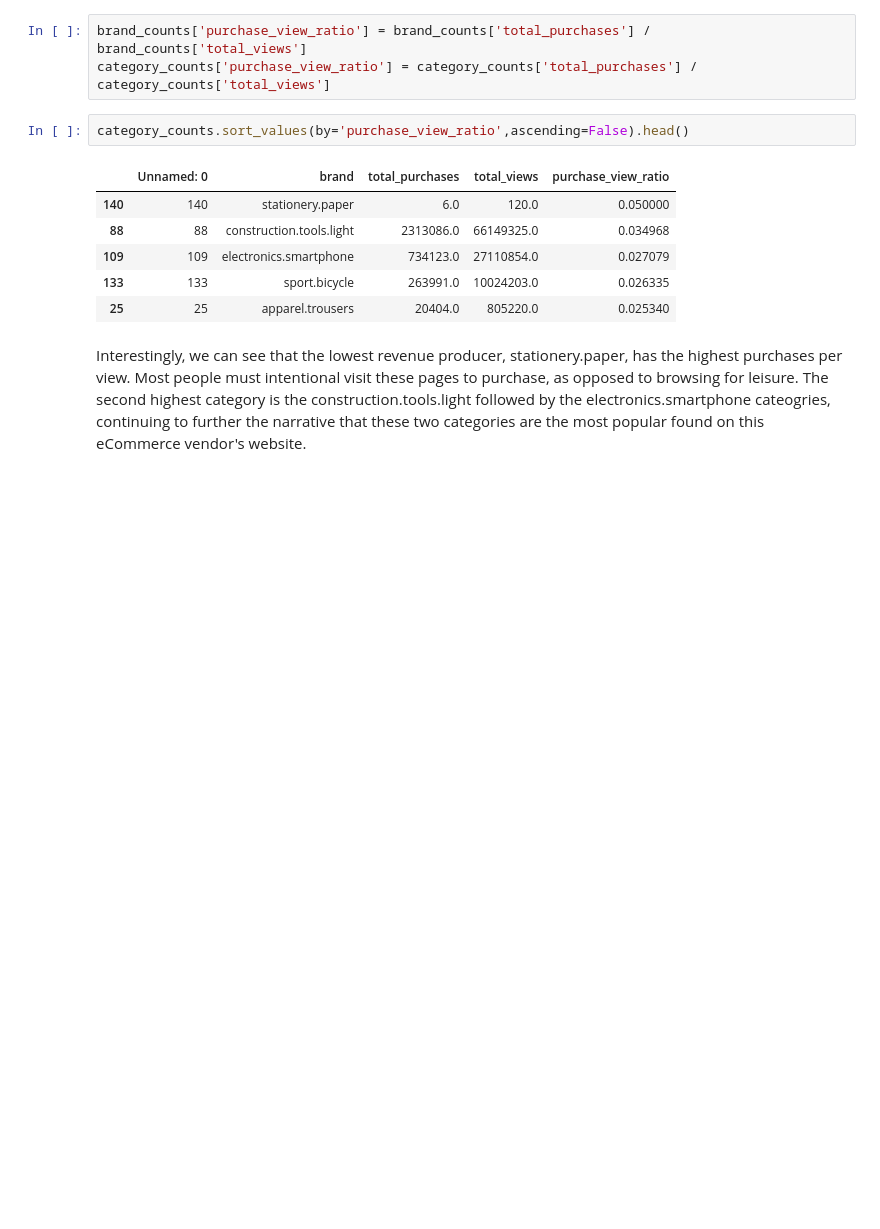
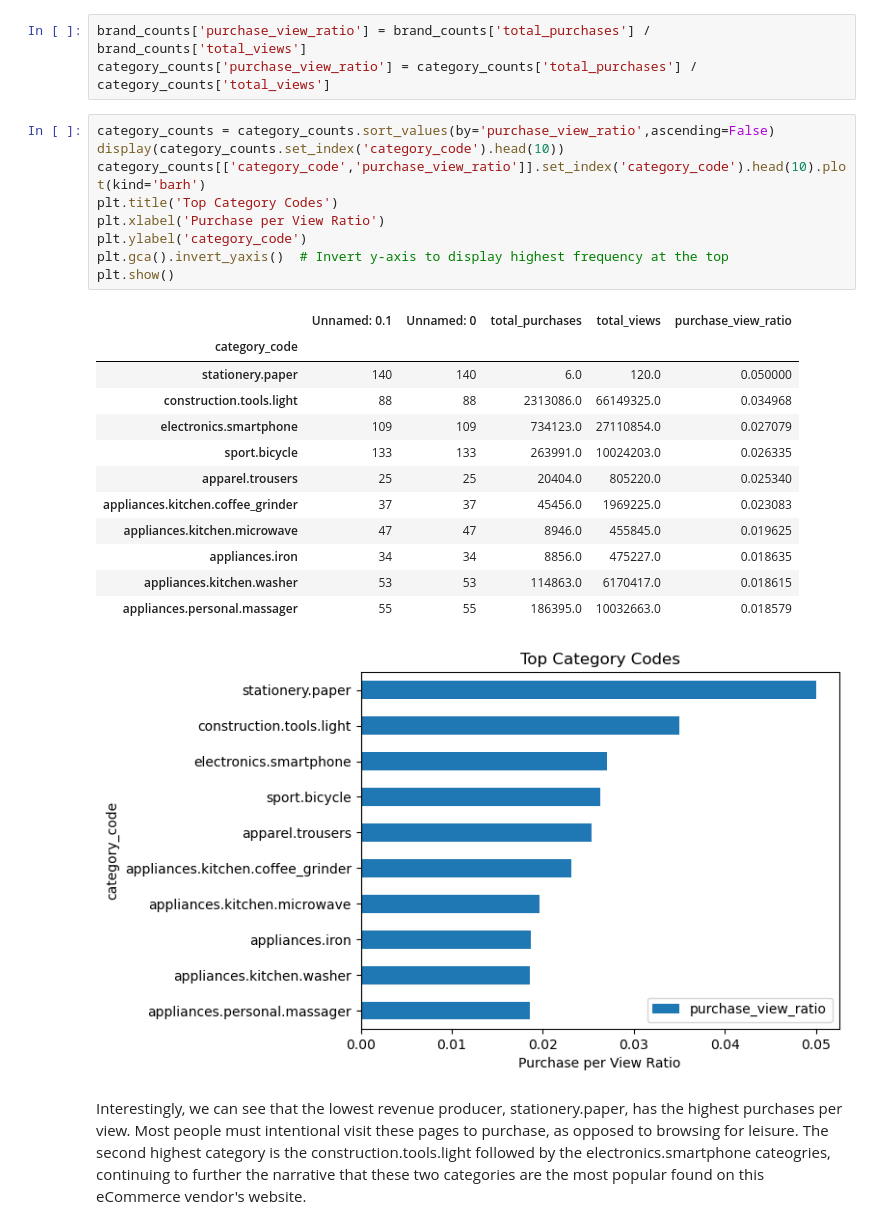
Before and after one commit to seel6470/CSPB-4502-Group-9-Project, a Jupyter notebook: Project Code.ipynb, the cells around one changed output. Drawn from its saved outputs; the diff is of its cells as text; blank space fills up the shorter version.

```diff
--- a/Project Code.ipynb
+++ b/Project Code.ipynb
@@ -500,14 +473,28 @@ category_counts.head()
 brand_counts['purchase_view_ratio'] = brand_counts['total_purchases'] / brand_counts['total_views']
 category_counts['purchase_view_ratio'] = category_counts['total_purchases'] / category_counts['total_views']
 # %%
-category_counts.sort_values(by='purchase_view_ratio',ascending=False).head()
+category_counts = category_counts.sort_values(by='purchase_view_ratio',ascending=False)
+display(category_counts.set_index('category_code').head(10))
+category_counts[['category_code','purchase_view_ratio']].set_index('category_code').head(10).plot(kind='barh')
+plt.title('Top Category Codes')
+plt.xlabel('Purchase per View Ratio')
+plt.ylabel('category_code')
+plt.gca().invert_yaxis()  # Invert y-axis to display highest frequency at the top
+plt.show()
 # %% [output]
-|  | Unnamed: 0 | brand | total_purchases | total_views | purchase_view_ratio |
-| 140 | 140 | stationery.paper | 6.0 | 120.0 | 0.050000 |
-| 88 | 88 | construction.tools.light | 2313086.0 | 66149325.0 | 0.034968 |
-| 109 | 109 | electronics.smartphone | 734123.0 | 27110854.0 | 0.027079 |
-| 133 | 133 | sport.bicycle | 263991.0 | 10024203.0 | 0.026335 |
-| 25 | 25 | apparel.trousers | 20404.0 | 805220.0 | 0.025340 |
+|  | Unnamed: 0.1 | Unnamed: 0 | total_purchases | total_views | purchase_view_ratio |
+| category_code |  |  |  |  |  |
+| stationery.paper | 140 | 140 | 6.0 | 120.0 | 0.050000 |
+| construction.tools.light | 88 | 88 | 2313086.0 | 66149325.0 | 0.034968 |
+| electronics.smartphone | 109 | 109 | 734123.0 | 27110854.0 | 0.027079 |
+| sport.bicycle | 133 | 133 | 263991.0 | 10024203.0 | 0.026335 |
+| apparel.trousers | 25 | 25 | 20404.0 | 805220.0 | 0.025340 |
+| appliances.kitchen.coffee_grinder | 37 | 37 | 45456.0 | 1969225.0 | 0.023083 |
+| appliances.kitchen.microwave | 47 | 47 | 8946.0 | 455845.0 | 0.019625 |
+| appliances.iron | 34 | 34 | 8856.0 | 475227.0 | 0.018635 |
+| appliances.kitchen.washer | 53 | 53 | 114863.0 | 6170417.0 | 0.018615 |
+| appliances.personal.massager | 55 | 55 | 186395.0 | 10032663.0 | 0.018579 |
+[figure, added]
 # %% [markdown]
 Interestingly, we can see that the lowest revenue producer, stationery.paper, has the highest purchases per view. Most people must intentional visit these pages to purchase, as opposed to browsing for leisure. The second highest category is the construction.tools.light followed by the electronics.smartphone cateogries, continuing to further the narrative that these two categories are the most popular found on this eCommerce vendor's website.
 # %%
```
Also changed, not shown: parts of 18 cells of this notebook.
